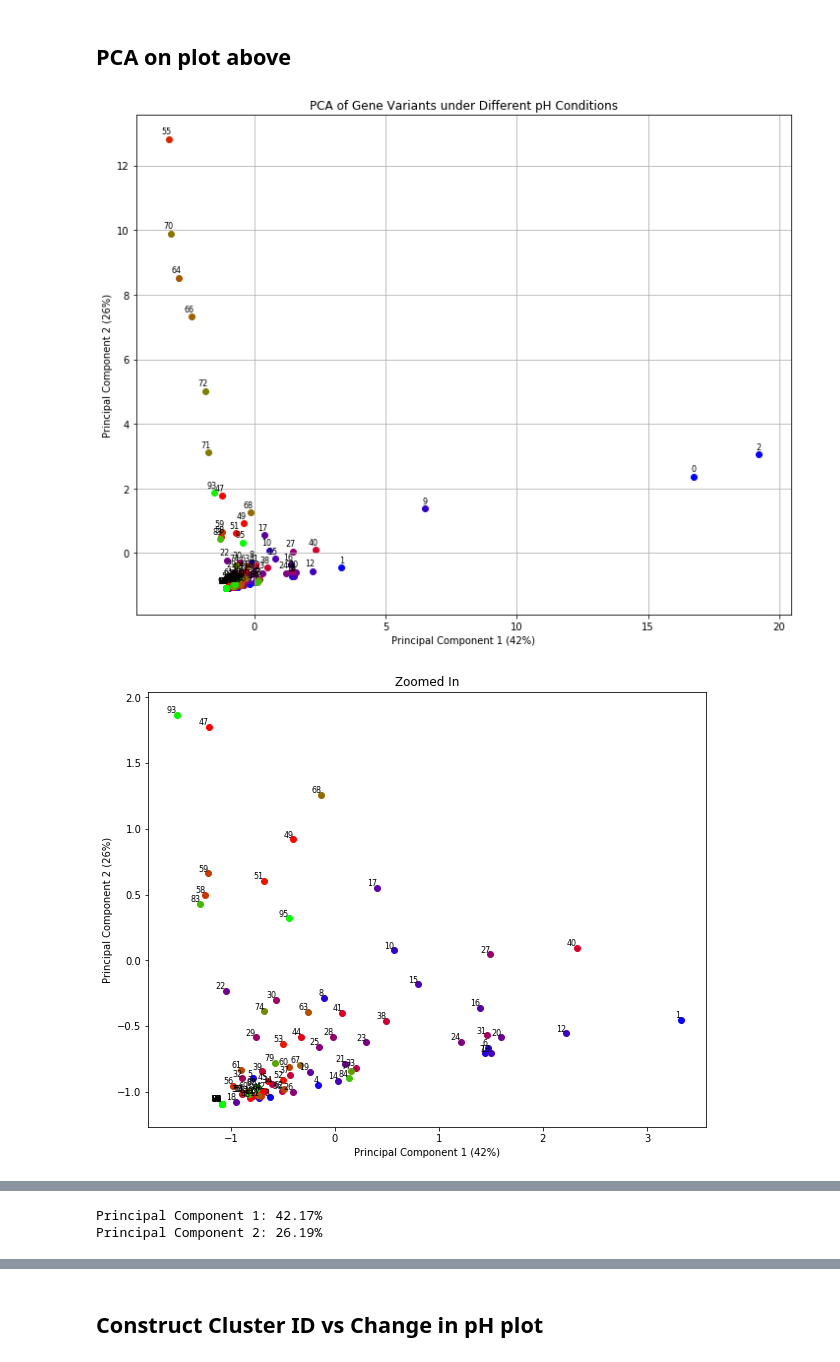
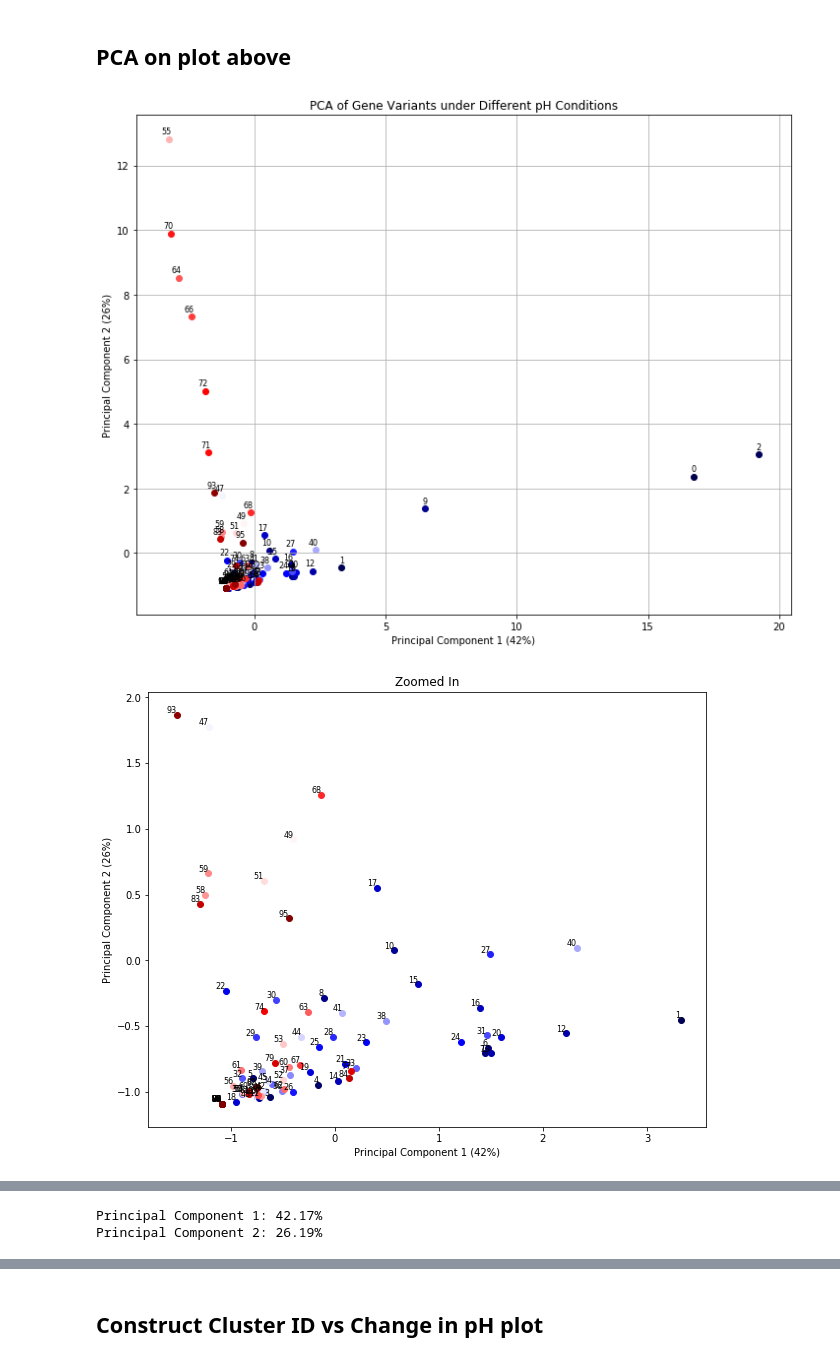
Before and after one commit to AddisonHowe/soil-metagenomics, a Jupyter notebook: organization.ipynb, the cells around one changed output, grey strips where cells are left out. Saved outputs shown, nothing was run; the diff lists cells and outputs as text; code cells hidden in the pictures.

```diff
--- a/organization.ipynb
+++ b/organization.ipynb
@@ -270,11 +171,13 @@ plt.show()
 ## PCA on plot above
 # %%
 
+#try this:
+#nonneagive matrix factorization -- shows more signal when data is positive
 
 from sklearn.decomposition import PCA
 from sklearn.preprocessing import StandardScaler
 
-clustered_data = pd.read_csv('metagenomic_data/out/clustered_data_nar.tsv', sep='\t', header=None)
+clustered_data = pd.read_csv('out/clustered_data_nar.tsv', sep='\t', header=None)
 data = clustered_data.values
 
 scaler = StandardScaler()
@@ -288,52 +191,39 @@ principal_components = pca.fit_transform(scaled_data)
 
 # Generate colors based on row index
 row_indices = np.arange(principal_components.shape[0])
-colors = plt.cm.brg(row_indices / row_indices.max())
+colors = plt.cm.seismic(row_indices / row_indices.max())
 
 # Plot the first two principal components with row index labels
 plt.figure(figsize=(10, 8))
 for i in range(principal_components.shape[0]):
     plt.scatter(principal_components[i, 0], principal_components[i, 1], color=colors[i])
     plt.text(principal_components[i, 0] + 0.1, principal_components[i, 1] + 0.1 , str(i), fontsize=8, ha='right', va='bottom')
 
 
 plt.xlabel('Principal Component 1 (42%)')
 plt.ylabel('Principal Component 2 (26%)')
 plt.title('PCA of Gene Variants under Different pH Conditions')
 plt.grid(True)
 plt.tight_layout()
 plt.show()
 
 #plot again but zoomed in
 
 
 plt.figure(figsize=(10, 8))
 for i in range(principal_components.shape[0]):
     if principal_components[i, 0] < 5 and principal_components[i, 1] < 2:
         plt.scatter(principal_components[i, 0], principal_components[i, 1], color=colors[i])
         plt.text(principal_components[i, 0], principal_components[i, 1], str(i), fontsize=8, ha='right', va='bottom')
 
 plt.xlabel('Principal Component 1 (42%)')
 plt.ylabel('Principal Component 2 (26%)')
 plt.title('Zoomed In')
 plt.show()
 
-#plot again but zoomed in
-
-
-plt.figure(figsize=(10, 8))
-for i in range(principal_components.shape[0]):
-    if principal_components[i, 0] < 0 and principal_components[i, 1] < 0:
-        plt.scatter(principal_components[i, 0], principal_components[i, 1], color=colors[i])
-        plt.text(principal_components[i, 0], principal_components[i, 1], str(i), fontsize=8, ha='right', va='bottom')
-
-plt.xlabel('Principal Component 1 (42%)')
-plt.ylabel('Principal Component 2 (26%)')
-plt.title('Zoomed In')
-plt.show()
 
 for i, ratio in enumerate(pca.explained_variance_ratio_, start=1):
     print(f"Principal Component {i}: {ratio * 100:.2f}%")
 # %% [output]
-[figure, old version]
+[figure, new version]
-[figure, old version]
+[figure, new version]
```
Also changed, not shown: parts of 25 cells of this notebook, 8 other files.
